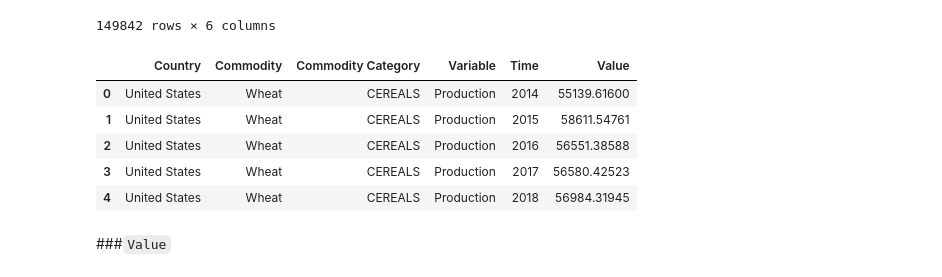
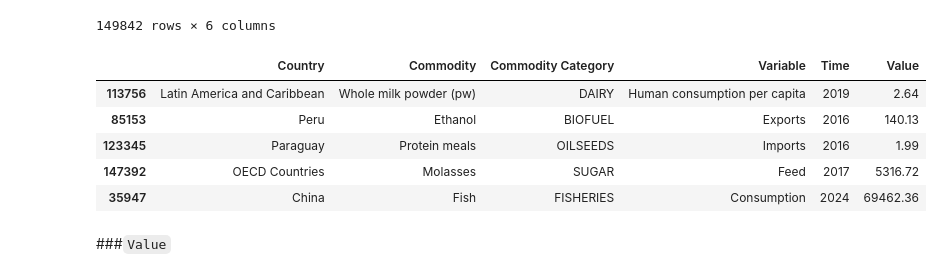
Before and after one commit to DeeeTeeee/Datasets, a Jupyter notebook: OECD_FAO_Agricultural_Outlook_2015_2024.ipynb, the cells around one changed output. Saved outputs shown, nothing was run; the diff lists cells and outputs as text; code cells hidden in the pictures.

```diff
--- a/OECD_FAO_Agricultural_Outlook_2015_2024.ipynb
+++ b/OECD_FAO_Agricultural_Outlook_2015_2024.ipynb
@@ -243,15 +256,15 @@ DataFrame with 'Commodity Category' column:
 # %%
 # Rearrange the columns in the df DataFrame
 df = df[['Country', 'Commodity', 'Commodity Category', 'Variable', 'Time', 'Value']]
-# %%
-df.head()
-# %% [output]
-|  | Country | Commodity | Commodity Category | Variable | Time | Value |
-| 0 | United States | Wheat | CEREALS | Production | 2014 | 55139.61600 |
-| 1 | United States | Wheat | CEREALS | Production | 2015 | 58611.54761 |
-| 2 | United States | Wheat | CEREALS | Production | 2016 | 56551.38588 |
-| 3 | United States | Wheat | CEREALS | Production | 2017 | 56580.42523 |
-| 4 | United States | Wheat | CEREALS | Production | 2018 | 56984.31945 |
+# %%
+df.sample(5)
+# %% [output]
+|  | Country | Commodity | Commodity Category | Variable | Time | Value |
+| 113756 | Latin America and Caribbean | Whole milk powder (pw) | DAIRY | Human consumption per capita | 2019 | 2.64 |
+| 85153 | Peru | Ethanol | BIOFUEL | Exports | 2016 | 140.13 |
+| 123345 | Paraguay | Protein meals | OILSEEDS | Imports | 2016 | 1.99 |
+| 147392 | OECD Countries | Molasses | SUGAR | Feed | 2017 | 5316.72 |
+| 35947 | China | Fish | FISHERIES | Consumption | 2024 | 69462.36 |
 # %% [markdown]
 ###`Value`
 # %%
```
Also changed, not shown: parts of 4 cells of this notebook.
